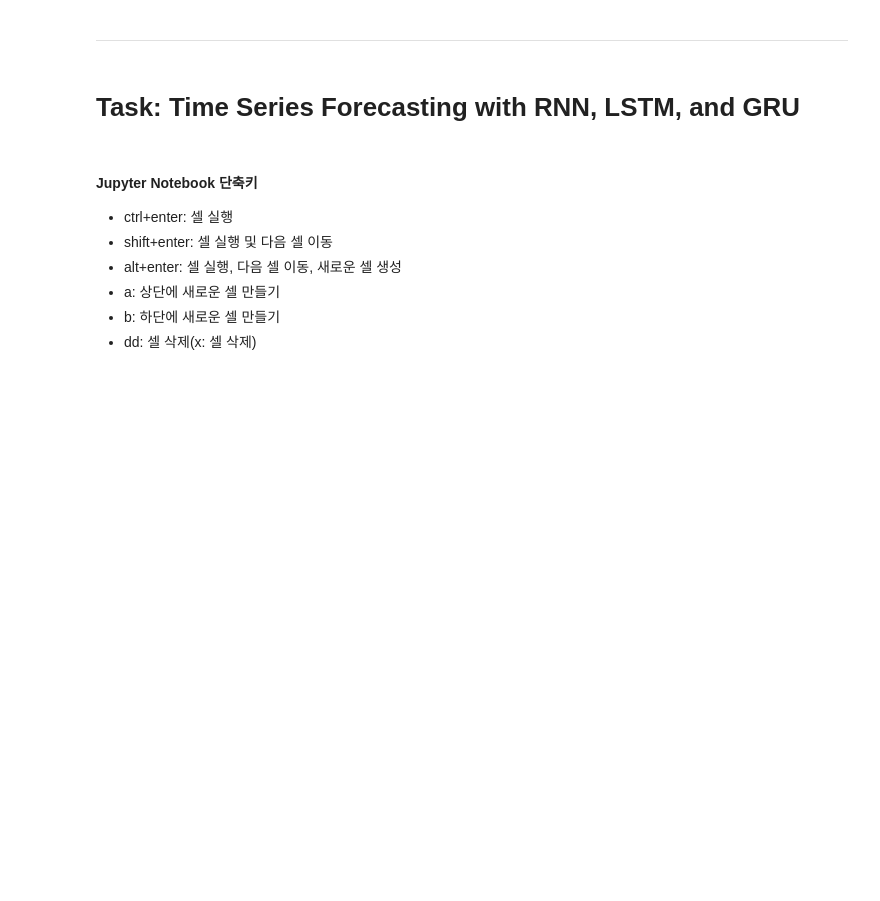
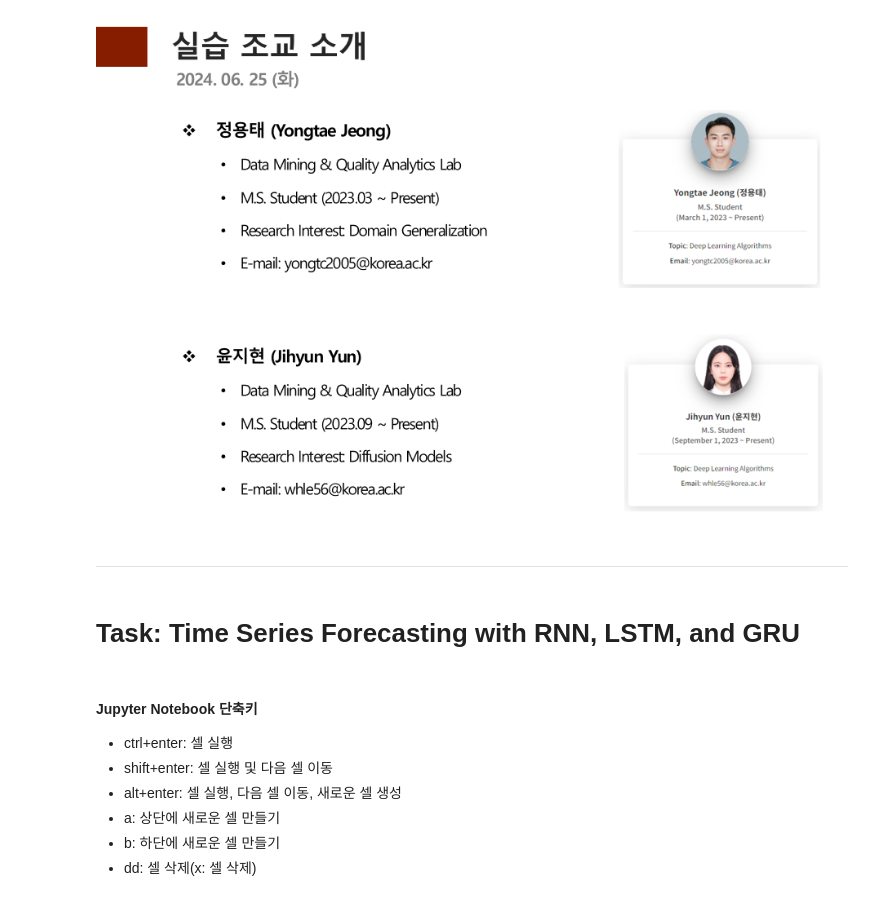
Before and after one commit to Im-JihyunKim/2024_LG_ES_RNN, a Jupyter notebook: 3-Forecasting.ipynb, the cells around one changed output. Saved outputs shown, nothing was run; the diff lists cells and outputs as text; code cells hidden in the pictures; blank space fills up the shorter version.

```diff
--- a/3-Forecasting.ipynb
+++ b/3-Forecasting.ipynb
@@ -10,3 +14,7 @@ from IPython.display import Image
+# %%
+Image('./images/img2.PNG')
+# %% [output]
+[figure, added]
 # %% [markdown]
 ----------
 # %% [markdown]
```
Also changed, not shown: parts of 1 cell of this notebook, 4 other files.
